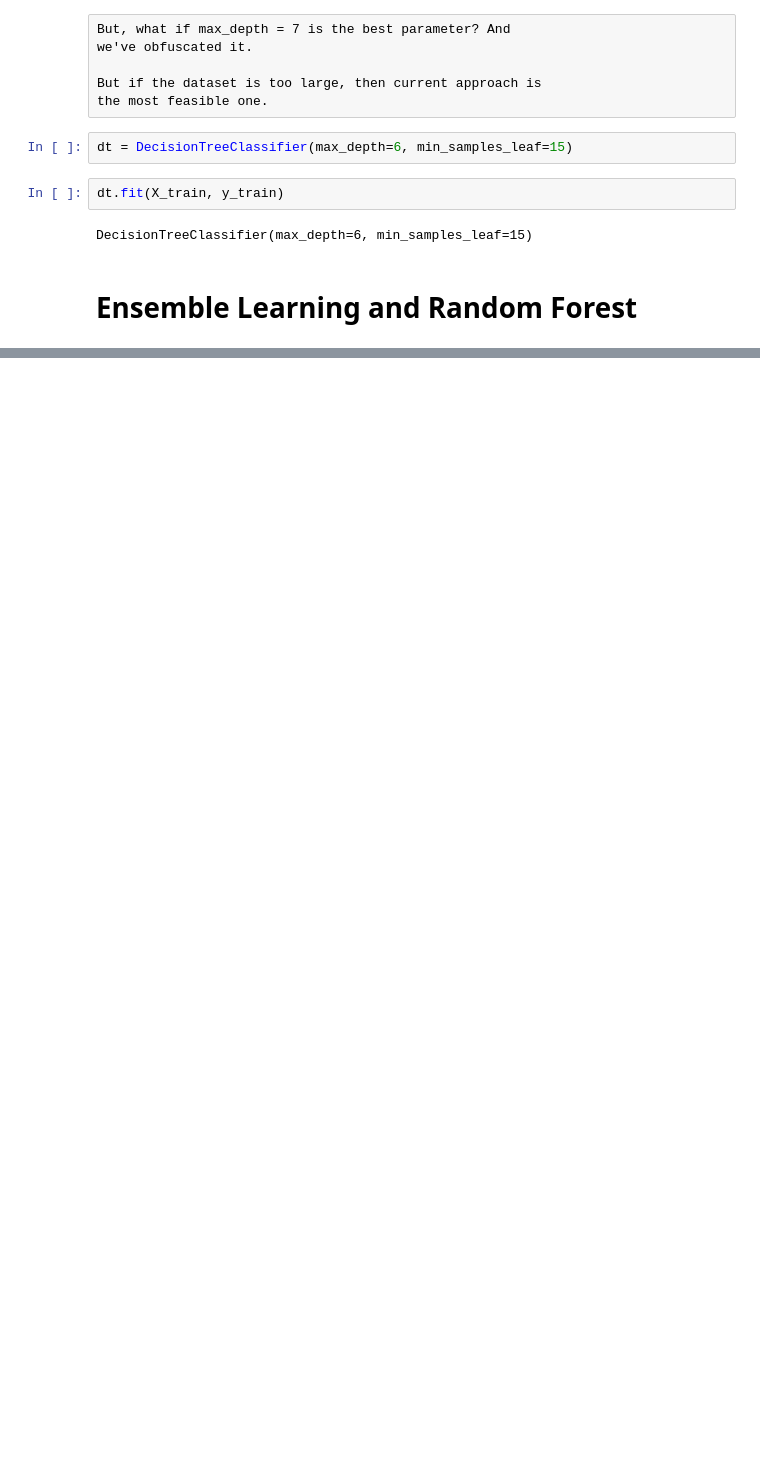
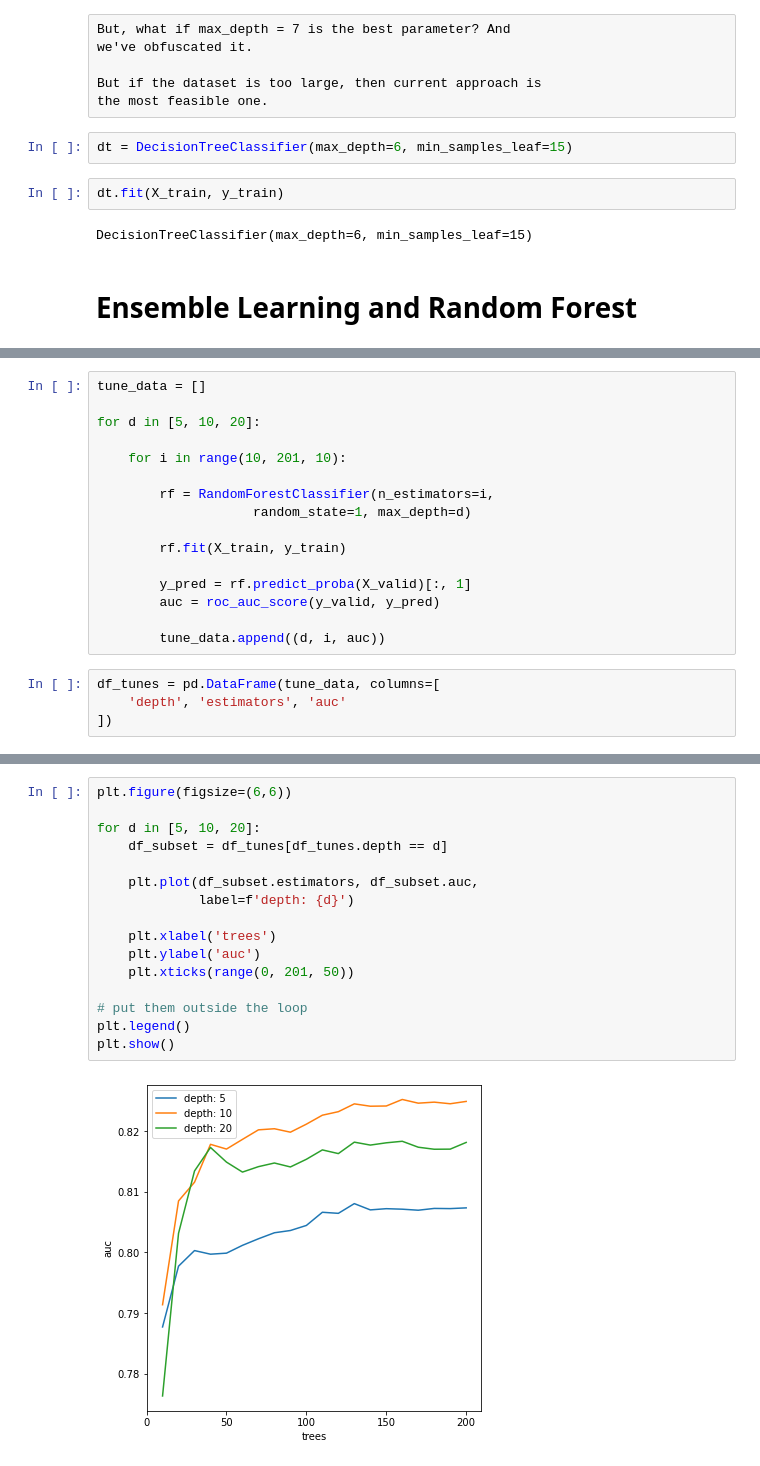
Before and after one commit to SleeplessChallenger/ML_ZoomCamp_code, a Jupyter notebook: 5.DecisionTree_EnsembleLearning/predictions.ipynb, the cells around one changed output, grey strips where cells are left out. Cells and saved outputs as stored; diff of their text form; blank space fills up the shorter version.

```diff
--- a/5.DecisionTree_EnsembleLearning/predictions.ipynb
+++ b/5.DecisionTree_EnsembleLearning/predictions.ipynb
@@ -520,0 +633,20 @@ DecisionTreeClassifier(max_depth=6, min_samples_leaf=15)
+# %%
+tune_data = []
+
+for d in [5, 10, 20]:
+
+    for i in range(10, 201, 10):
+
+        rf = RandomForestClassifier(n_estimators=i,
+                    random_state=1, max_depth=d)
+
+        rf.fit(X_train, y_train)
+
+        y_pred = rf.predict_proba(X_valid)[:, 1]
+        auc = roc_auc_score(y_valid, y_pred)
+
+        tune_data.append((d, i, auc))
+# %%
+df_tunes = pd.DataFrame(tune_data, columns=[
+    'depth', 'estimators', 'auc'
+])
@@ -520,0 +662,18 @@ DecisionTreeClassifier(max_depth=6, min_samples_leaf=15)
+# %%
+plt.figure(figsize=(6,6))
+
+for d in [5, 10, 20]:
+    df_subset = df_tunes[df_tunes.depth == d]
+
+    plt.plot(df_subset.estimators, df_subset.auc,
+             label=f'depth: {d}')
+
+    plt.xlabel('trees')
+    plt.ylabel('auc')
+    plt.xticks(range(0, 201, 50))
+
+# put them outside the loop
+plt.legend()
+plt.show()
+# %% [output]
+[figure, added]
```
Also changed, not shown: parts of 63 cells of this notebook, 1 other file.
